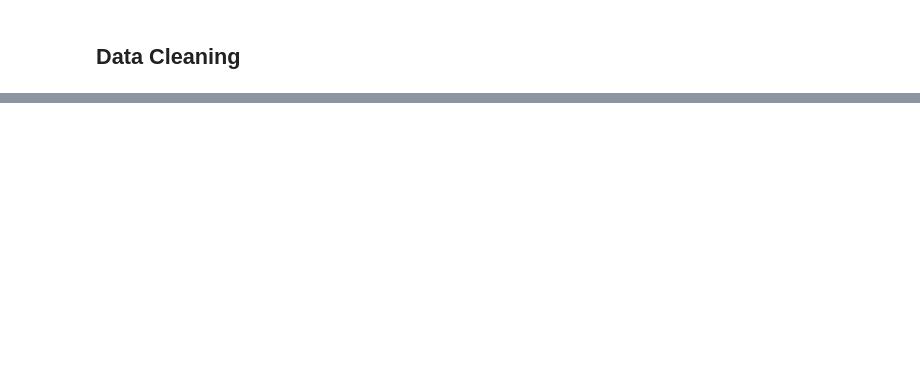
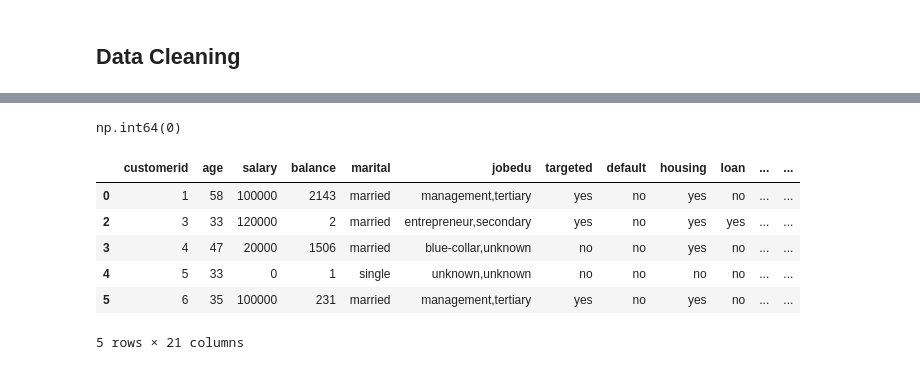
Before and after one commit to sudhirjangra/Banking-Data-Analysis-and-Visualisation, a Jupyter notebook: Bank_Telemarketing_Analysis.ipynb, the cells around one changed output, grey strips where cells are left out. Cells and saved outputs as stored; diff of their text form; code cells hidden in the pictures; blank space fills up the shorter version.

```diff
--- a/Bank_Telemarketing_Analysis.ipynb
+++ b/Bank_Telemarketing_Analysis.ipynb
@@ -13,0 +96,2 @@ FileNotFoundError: [Errno 2] No such file or directory: 'bank_marketing_updated_
+# %%
+df.age.fillna(float(0), inplace = True) #float(0) is because pandas converts a numeric data into float so 0 will be automatcially get converted into 0.0.
@@ -13,0 +118,20 @@ FileNotFoundError: [Errno 2] No such file or directory: 'bank_marketing_updated_
+# %%
+df.duration = df.duration.apply(lambda x: x.replace(' sec',''))
+df.age = df.age.astype(int)
+# %%
+df['age'].isnull().sum()
+# %% [output]
+np.int64(0)
+# %%
+df['job'] = df.jobedu.apply(lambda x: x.split(',')[0])
+df['education'] = df.jobedu.apply(lambda x: x.split(',')[1])
+# %%
+df.head(5)
+# %% [output]
+|  | customerid | age | salary | balance | marital | jobedu | targeted | default | housing | loan | ... | ... |
+| 0 | 1 | 58 | 100000 | 2143 | married | management,tertiary | yes | no | yes | no | ... | ... |
+| 2 | 3 | 33 | 120000 | 2 | married | entrepreneur,secondary | yes | no | yes | yes | ... | ... |
+| 3 | 4 | 47 | 20000 | 1506 | married | blue-collar,unknown | no | no | yes | no | ... | ... |
+| 4 | 5 | 33 | 0 | 1 | single | unknown,unknown | no | no | no | no | ... | ... |
+| 5 | 6 | 35 | 100000 | 231 | married | management,tertiary | yes | no | yes | no | ... | ... |
+5 rows × 21 columns
```
Also changed, not shown: parts of 15 cells of this notebook.
